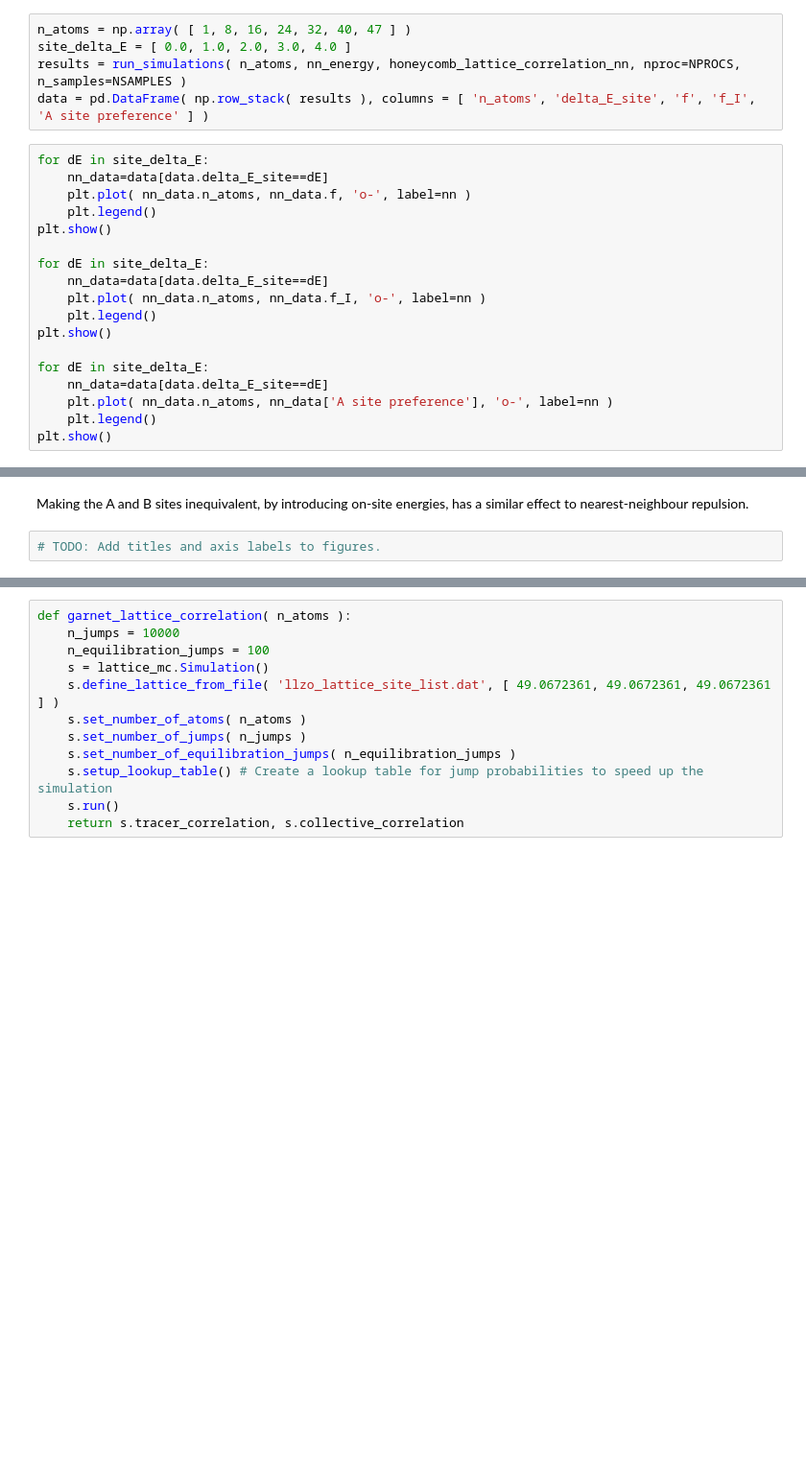
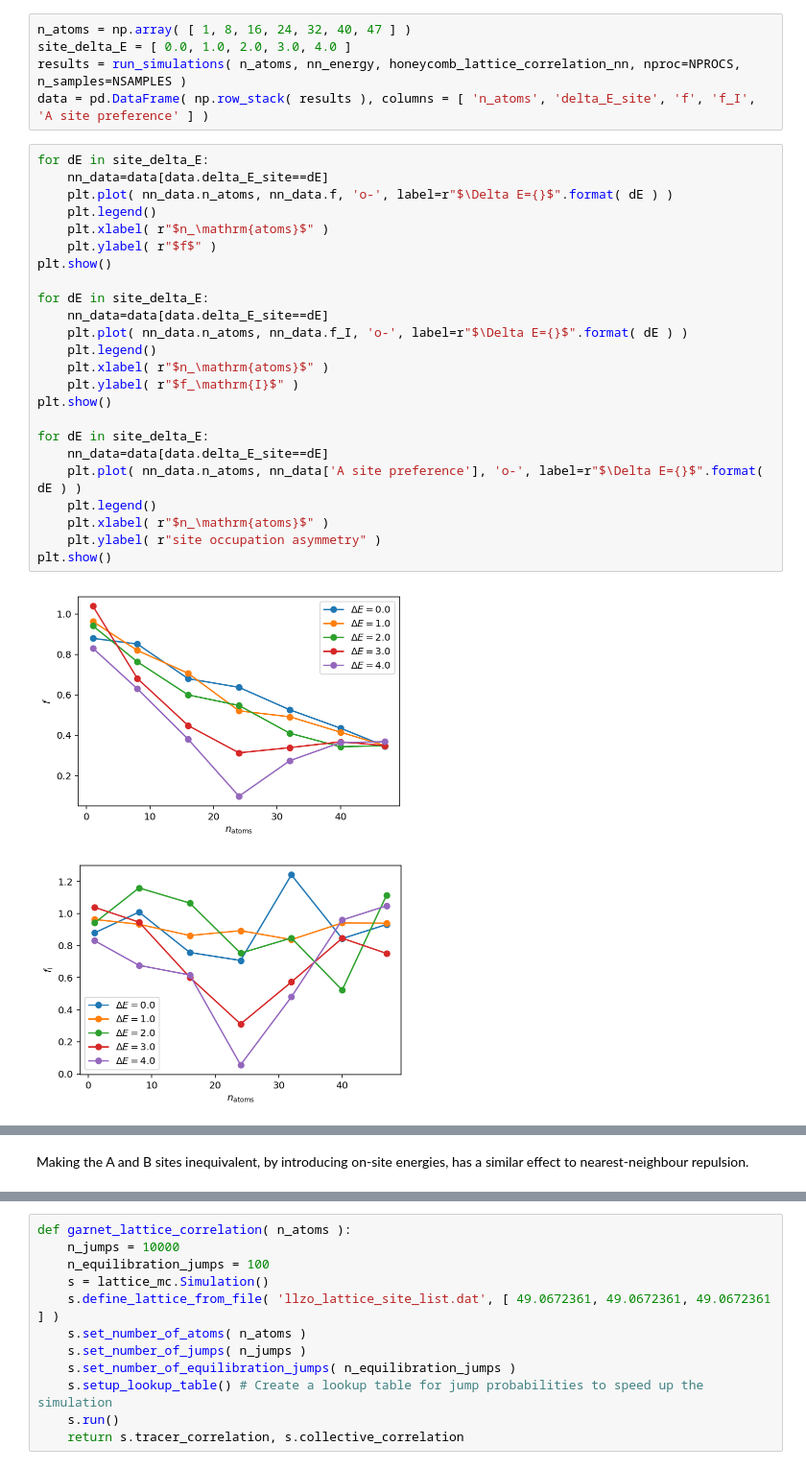
Before and after one commit to bjmorgan/lattice_mc, a Jupyter notebook: examples/lattice_mc_examples.ipynb, the cells around one changed output, grey strips where cells are left out. Shown at 96% size. Cells and saved outputs as stored; diff of their text form; blank space fills up the shorter version.

```diff
--- a/examples/lattice_mc_examples.ipynb
+++ b/examples/lattice_mc_examples.ipynb
@@ -313,18 +327,27 @@ data = pd.DataFrame( np.row_stack( results ), columns = [ 'n_atoms', 'delta_E_si
 # %%
 for dE in site_delta_E:
     nn_data=data[data.delta_E_site==dE]
-    plt.plot( nn_data.n_atoms, nn_data.f, 'o-', label=nn )
+    plt.plot( nn_data.n_atoms, nn_data.f, 'o-', label=r"$\Delta E={}$".format( dE ) )
     plt.legend()
+    plt.xlabel( r"$n_\mathrm{atoms}$" )
+    plt.ylabel( r"$f$" )
 plt.show()
 
 for dE in site_delta_E:
     nn_data=data[data.delta_E_site==dE]
-    plt.plot( nn_data.n_atoms, nn_data.f_I, 'o-', label=nn )
+    plt.plot( nn_data.n_atoms, nn_data.f_I, 'o-', label=r"$\Delta E={}$".format( dE ) )
     plt.legend()
+    plt.xlabel( r"$n_\mathrm{atoms}$" )
+    plt.ylabel( r"$f_\mathrm{I}$" )
 plt.show()
 
 for dE in site_delta_E:
     nn_data=data[data.delta_E_site==dE]
-    plt.plot( nn_data.n_atoms, nn_data['A site preference'], 'o-', label=nn )
+    plt.plot( nn_data.n_atoms, nn_data['A site preference'], 'o-', label=r"$\Delta E={}$".format( dE ) )
     plt.legend()
+    plt.xlabel( r"$n_\mathrm{atoms}$" )
+    plt.ylabel( r"site occupation asymmetry" )
 plt.show()
+# %% [output]
+[figure, added]
+[figure, added]
@@ -331,7 +355,5 @@ plt.show()
 # %% [markdown]
 Making the A and B sites inequivalent, by introducing on-site energies, has a similar effect to nearest-neighbour repulsion.
-# %%
-# TODO: Add titles and axis labels to figures.
 # %% [markdown]
 ## Defining a Lattice from a Sites File
 
```
Also changed, not shown: parts of 11 cells of this notebook.
